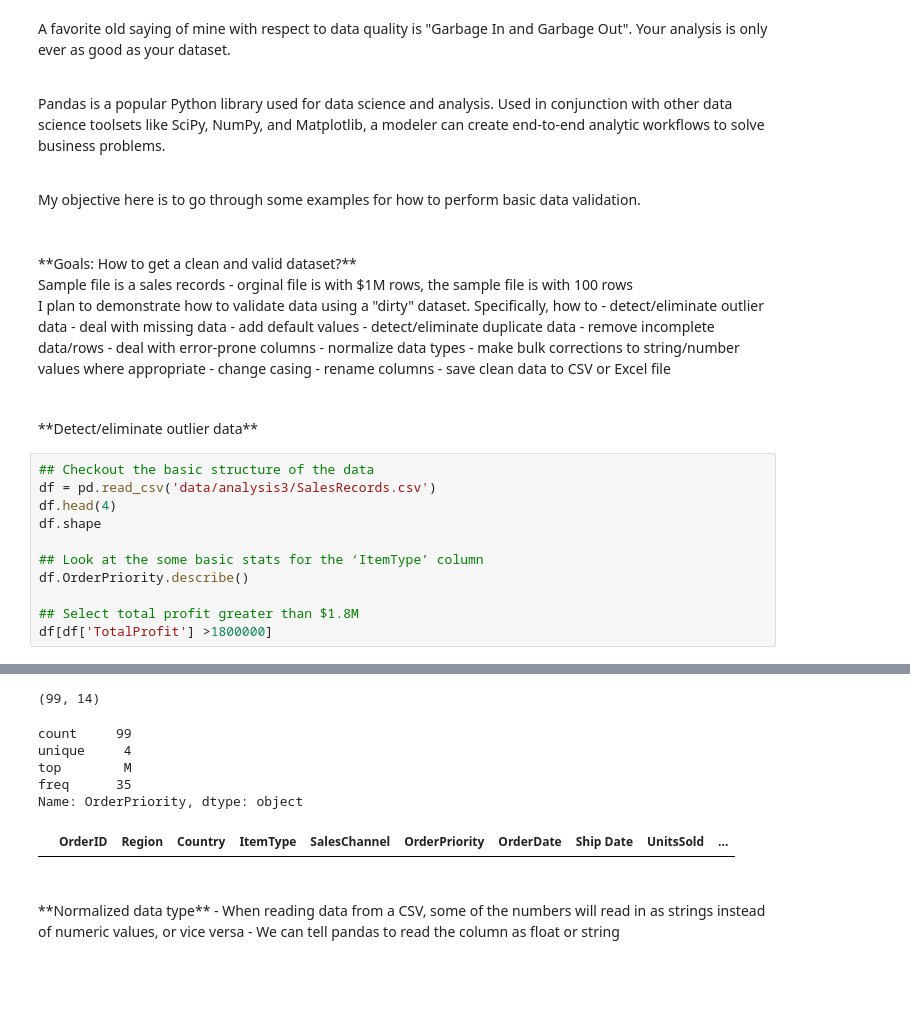
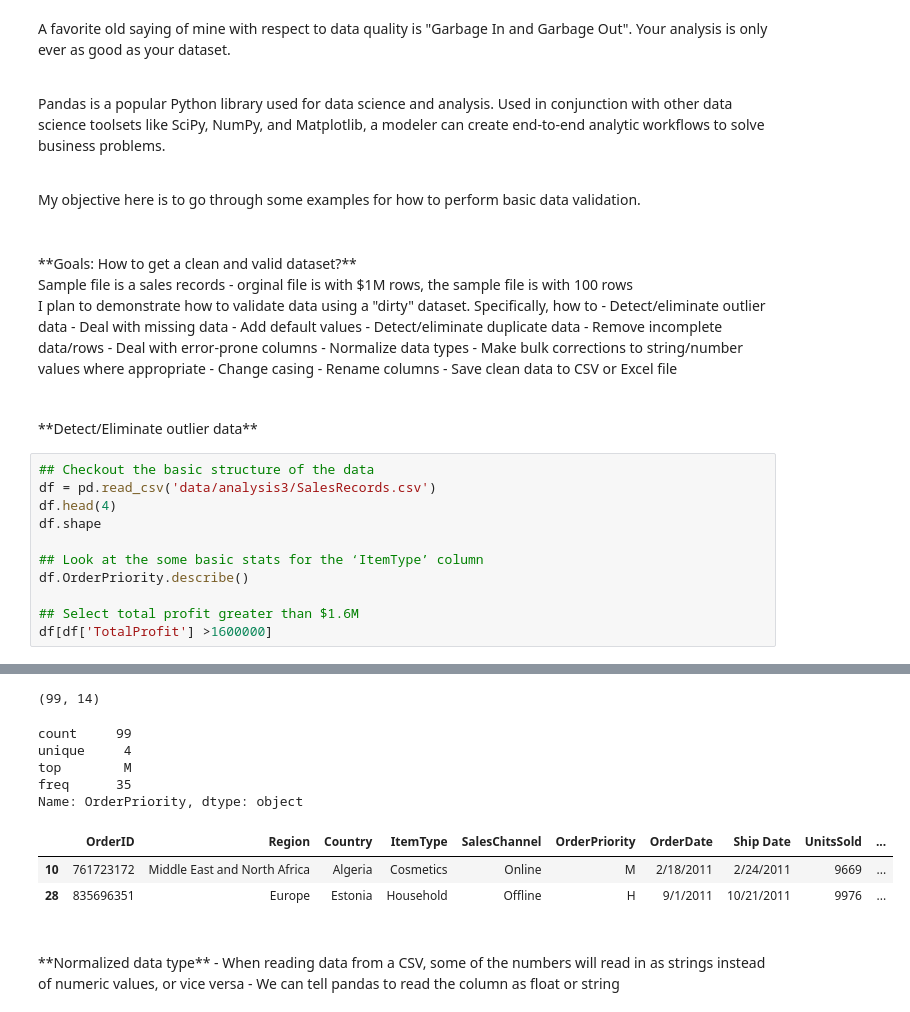
Before and after one commit to jasminjohnson/jasminjohnson.github.io, a Jupyter notebook: downloads/notebooks/DataAnalysis3-Validating.ipynb, the cells around one changed output, grey strips where cells are left out. Drawn from its saved outputs; the diff is of its cells as text; blank space fills up the shorter version.

```diff
--- a/downloads/notebooks/DataAnalysis3-Validating.ipynb
+++ b/downloads/notebooks/DataAnalysis3-Validating.ipynb
@@ -25,44 +25,46 @@ a modeler can create end-to-end analytic workflows to solve business problems.
 **Goals: How to get a clean and valid dataset?**
 <br>Sample file is a sales records - orginal file is with $1M rows, the sample file is with 100 rows
 <br>I plan to demonstrate how to validate data using a "dirty" dataset. Specifically, how to
-    - detect/eliminate outlier data
-    - deal with missing data
-    - add default values
-    - detect/eliminate duplicate data
-    - remove incomplete data/rows
-    - deal with error-prone columns
-    - normalize data types
-    - make bulk corrections to string/number values where appropriate
-    - change casing
-    - rename columns
-    - save clean data to CSV or Excel file
+    - Detect/eliminate outlier data
+    - Deal with missing data
+    - Add default values
+    - Detect/eliminate duplicate data
+    - Remove incomplete data/rows
+    - Deal with error-prone columns
+    - Normalize data types
+    - Make bulk corrections to string/number values where appropriate
+    - Change casing
+    - Rename columns
+    - Save clean data to CSV or Excel file
 # %% [markdown]
 <br>
-**Detect/eliminate outlier data**
+**Detect/Eliminate outlier data**
 # %%
 ## Checkout the basic structure of the data
 df = pd.read_csv('data/analysis3/SalesRecords.csv')
 df.head(4)
 df.shape
 
 ## Look at the some basic stats for the ‘ItemType’ column
 df.OrderPriority.describe()
 
-## Select total profit greater than $1.8M
-df[df['TotalProfit'] >1800000]
+## Select total profit greater than $1.6M
+df[df['TotalProfit'] >1600000]
 # %% [output]
 |  | OrderID | Region | Country | ItemType | SalesChannel | OrderPriority | OrderDate | Ship Date | UnitsSold | ... |
 | 0 | 443368995 | Sub-Saharan Africa | South Africa | NaN | NaN | M | 7/27/2012 | 7/28/2012 | 1593 | ... |
 | 1 | 940995585 | Australia and Oceania | NaN | Meat | NaN | M | 5/15/2015 | 6/4/2015 | 360 | ... |
 | 2 | 940995585 | Australia and Oceania | Papua New Guinea | Meat | NaN | M | 5/15/2015 | 6/4/2015 | 360 | ... |
 | 3 | 174590194 | Europe | Slovakia | Beverages | Offline | L | 10/26/2016 | 12/4/2016 | 3973 | ... |
 (99, 14)
 count     99
 unique     4
 top        M
 freq      35
 Name: OrderPriority, dtype: object
 |  | OrderID | Region | Country | ItemType | SalesChannel | OrderPriority | OrderDate | Ship Date | UnitsSold | ... |
+| 10 | 761723172 | Middle East and North Africa | Algeria | Cosmetics | Online | M | 2/18/2011 | 2/24/2011 | 9669 | ... |
+| 28 | 835696351 | Europe | Estonia | Household | Offline | H | 9/1/2011 | 10/21/2011 | 9976 | ... |
 # %% [markdown]
 <br>
 **Normalized data type**
```
Also changed, not shown: parts of 2 cells of this notebook, 14 other files.
